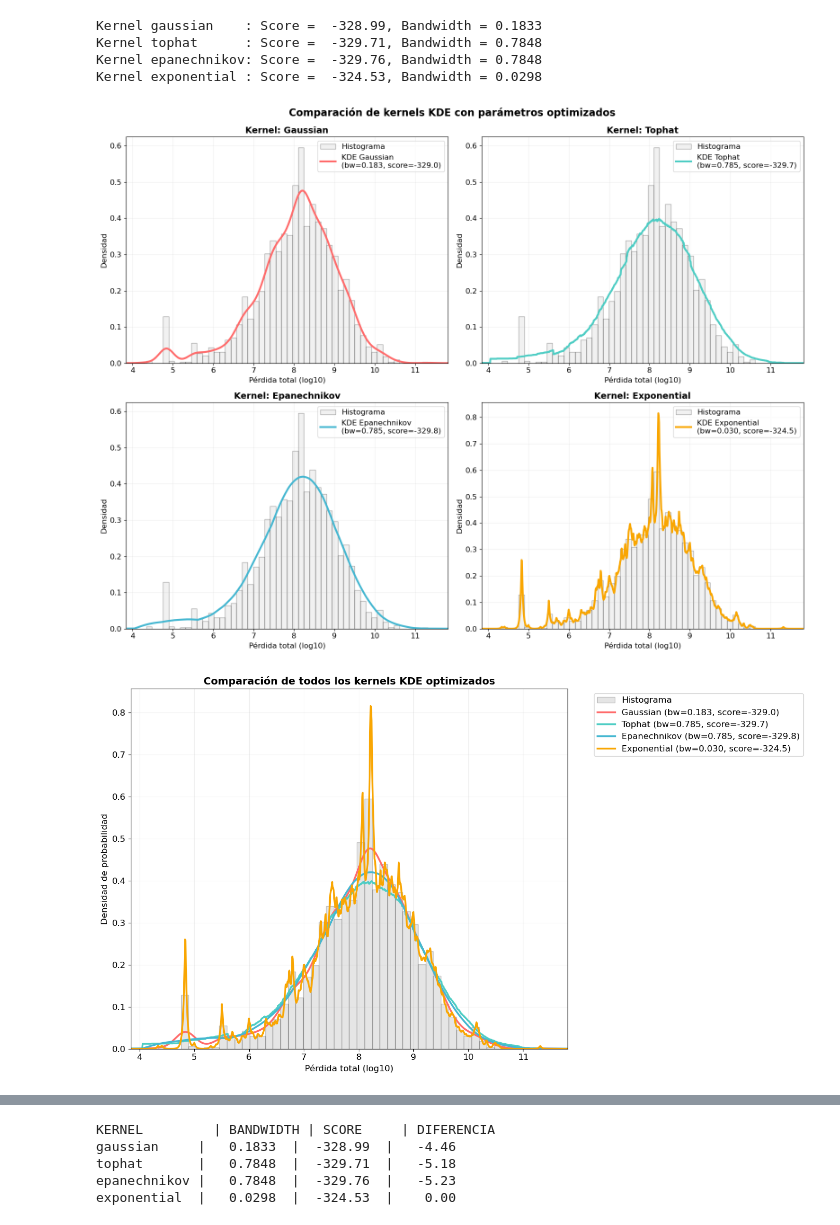
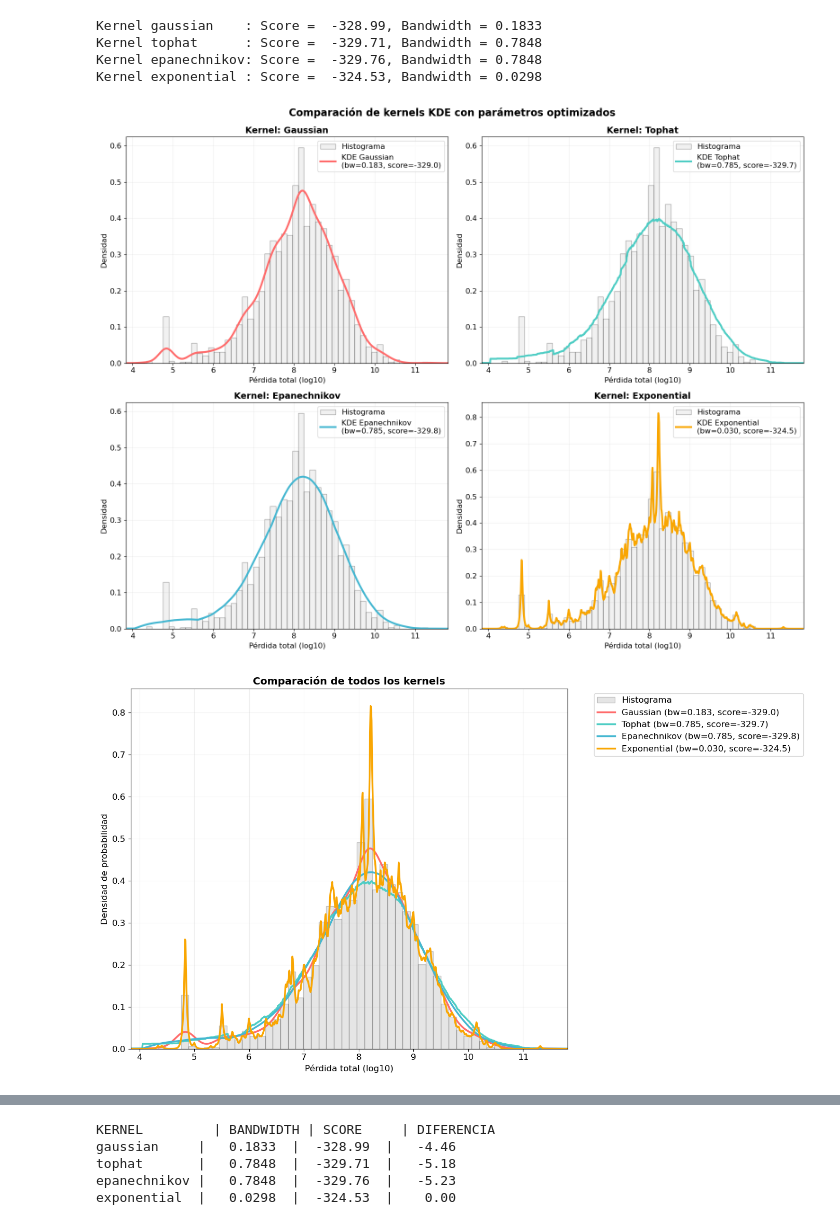
Before and after one commit to CA0307-II-2025/grupo-2, a Jupyter notebook: notebooks/0_analisis_exploratorio.ipynb, the cells around one changed output, grey strips where cells are left out. Drawn from its saved outputs; the diff is of its cells as text; code cells hidden in the pictures.

```diff
--- a/notebooks/0_analisis_exploratorio.ipynb
+++ b/notebooks/0_analisis_exploratorio.ipynb
@@ -443,7 +445,7 @@ for kernel, color, kernel_name in zip(kernels, colors, kernel_names):
 
 plt.xlabel('Pérdida total (log10)', fontsize=12)
 plt.ylabel('Densidad de probabilidad', fontsize=12)
-plt.title('Comparación de todos los kernels KDE optimizados',
+plt.title('Comparación de todos los kernels',
           fontsize=14, fontweight='bold')
 plt.legend(bbox_to_anchor=(1.05, 1), loc='upper left')
 plt.grid(True, alpha=0.2)
@@ -465,34 +467,34 @@ for kernel, color, kernel_name in zip(kernels, colors, kernel_names):
     pdf = np.exp(log_dens)
 
     plt.plot(x_plot_log[:, 0], pdf, color=color, lw=2.5, label=f'{kernel_name}')
 
 plt.xlabel('Pérdida total (log10)', fontsize=12)
 plt.ylabel('Densidad de probabilidad', fontsize=12)
 plt.title('Comparación visual de kernels KDE (zoom en áreas principales)',
           fontsize=14, fontweight='bold')
 plt.legend()
 plt.grid(True, alpha=0.2)
 
 plt.xlim([np.percentile(perdidas_log, 5), np.percentile(perdidas_log, 95)])
 plt.ylim([0, 1.2 * np.max([np.exp(KernelDensity(kernel=k, bandwidth=best_bandwidths[k])
                           .fit(perdidas_array)
                           .score_samples(x_plot_log))
                           for k in kernels])])
 
 plt.tight_layout()
 plt.show()
 
 print("KERNEL         | BANDWIDTH | SCORE     | DIFERENCIA")
 
 best_score = max(best_scores.values())
 for kernel in kernels:
     bw = best_bandwidths[kernel]
     score = best_scores[kernel]
     diff = score - best_score
     print(f"{kernel:12s} | {bw:8.4f}  | {score:8.2f}  | {diff:7.2f}")
 # %% [output]
 [figure]
-[figure, old version]
+[figure, new version]
 [figure]
 KERNEL         | BANDWIDTH | SCORE     | DIFERENCIA
 gaussian     |   0.1833  |  -328.99  |   -4.46
```
Also changed, not shown: parts of 2 cells of this notebook.
